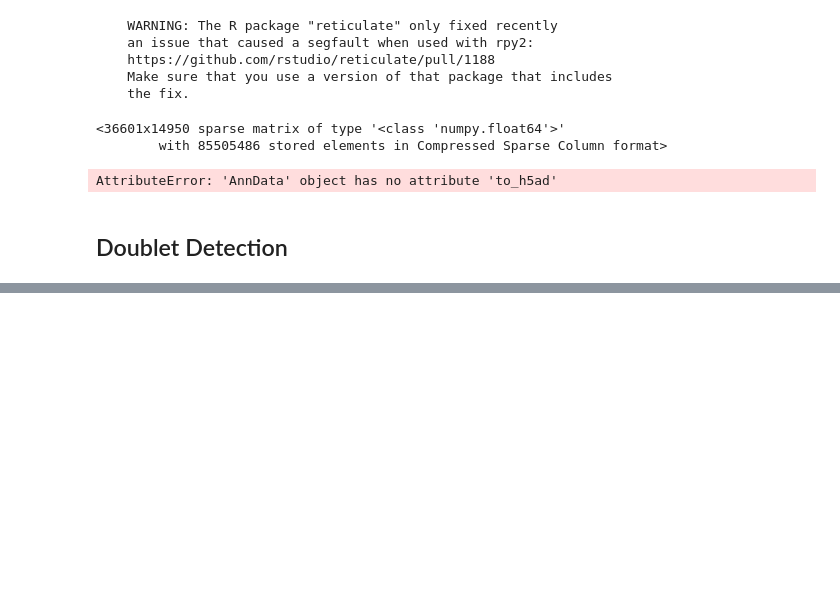
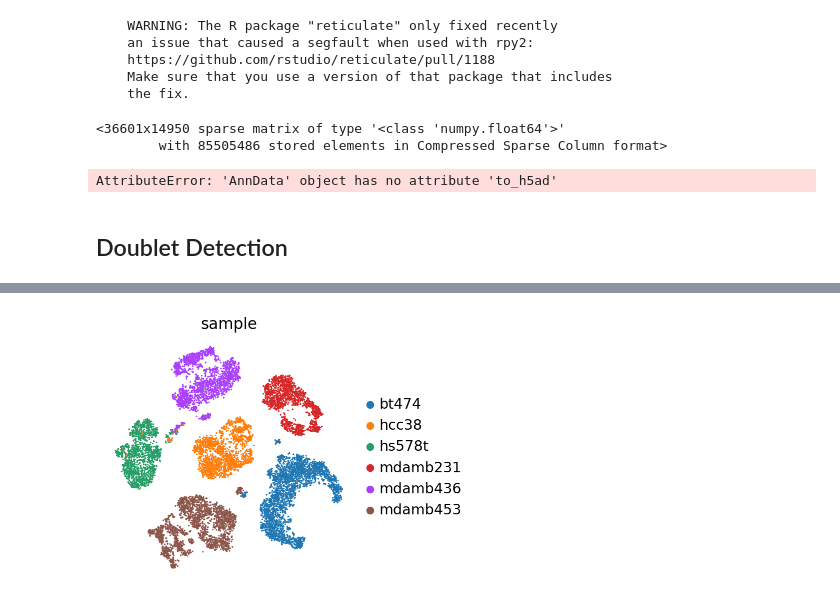
Before and after one commit to brocklab/clusterCleaver-analysis, a Jupyter notebook: notebooks/jostner/process10x_R.ipynb, the cells around one changed output, grey strips where cells are left out. Drawn from its saved outputs; the diff is of its cells as text; code cells hidden in the pictures; blank space fills up the shorter version.

```diff
--- a/notebooks/jostner/process10x_R.ipynb
+++ b/notebooks/jostner/process10x_R.ipynb
@@ -224,0 +285,4 @@ AttributeError: 'csc_matrix' object has no attribute 'names'
+# %%
+sc.pl.tsne(adata, color="sample")
+# %% [output]
+[figure, added]
```
Also changed, not shown: parts of 22 cells of this notebook, 3 other files.
